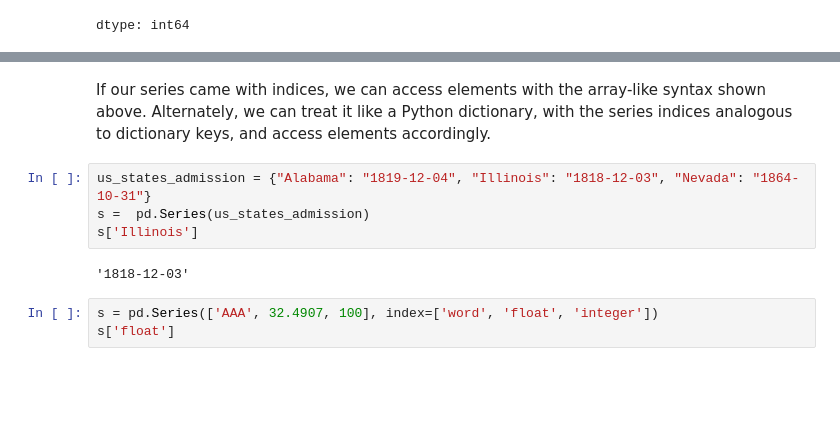
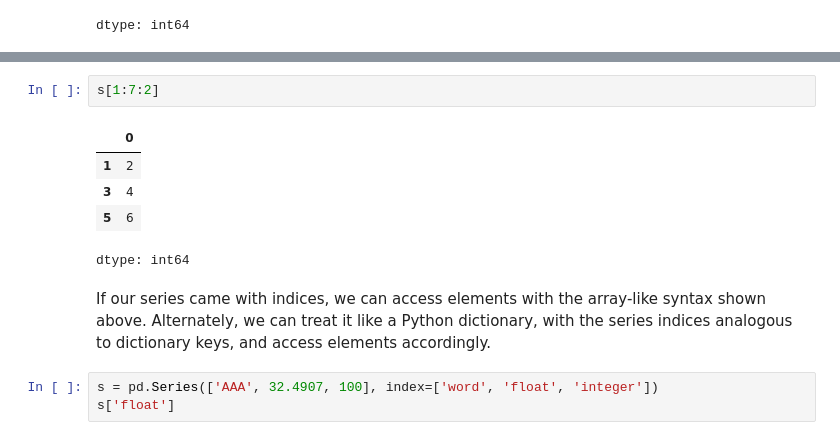
Before and after one commit to csaatechnicalarts/ML_Bootcamp, a Jupyter notebook: Pandas_02_SeriesIntro.ipynb, the cells around one changed output, grey strips where cells are left out. Saved outputs shown, nothing was run; the diff lists cells and outputs as text; blank space fills up the shorter version.

```diff
--- a/Pandas_02_SeriesIntro.ipynb
+++ b/Pandas_02_SeriesIntro.ipynb
@@ -190,11 +198,13 @@ dtype: int64
+# %%
+s[1:7:2]
+# %% [output]
+|  | 0 |
+| 1 | 2 |
+| 3 | 4 |
+| 5 | 6 |
+dtype: int64
 # %% [markdown]
 If our series came with indices, we can access elements with the array-like syntax shown above. Alternately, we can treat it like a Python dictionary, with the series indices analogous to dictionary keys, and access elements accordingly.
-# %%
-us_states_admission = {"Alabama": "1819-12-04", "Illinois": "1818-12-03", "Nevada": "1864-10-31"}
-s =  pd.Series(us_states_admission)
-s['Illinois']
-# %% [output]
-'1818-12-03'
 # %%
 s = pd.Series(['AAA', 32.4907, 100], index=['word', 'float', 'integer'])
 s['float']
```
Also changed, not shown: parts of 2 cells of this notebook.
